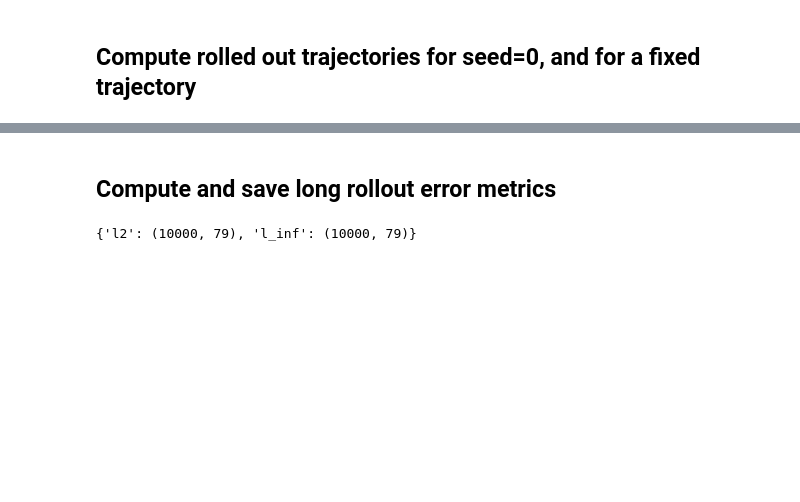
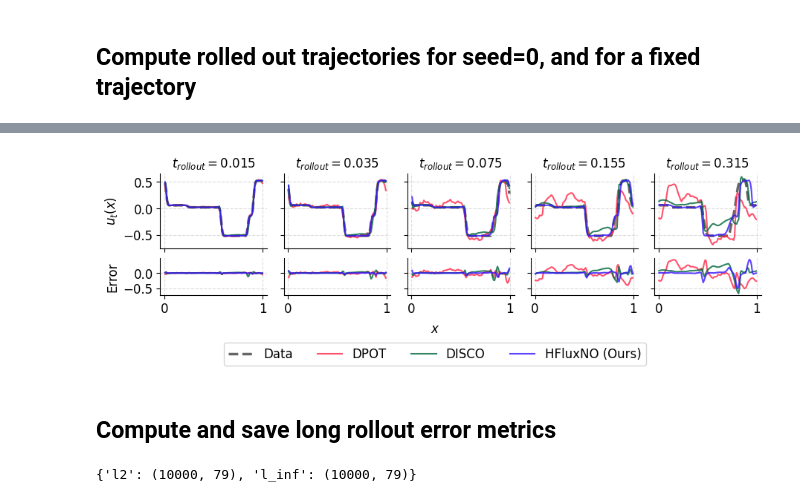
Before and after one commit to xx257xx/CONTEXT_FLUX_NO, a Jupyter notebook: notebooks/evaluation/evalaute_cubic_long_term.ipynb, the cells around one changed output, grey strips where cells are left out. Cells and saved outputs as stored; diff of their text form; code cells hidden in the pictures; blank space fills up the shorter version.

```diff
--- a/notebooks/evaluation/evalaute_cubic_long_term.ipynb
+++ b/notebooks/evaluation/evalaute_cubic_long_term.ipynb
@@ -150,3 +177,62 @@ fig.savefig("../../figures/fig2/rollout_trajectory.pdf", dpi=500)
+# %%
+fig, axes = plt.subplots(
+    2,
+    5,
+    figsize=(9, 2.5),
+    constrained_layout=True,
+    sharex=True,
+    sharey="row",
+    height_ratios=(2, 1),
+)
+for i in range(axes.shape[1]):
+    t_idx = 4 * 2**i - 1
+    axes[0, i].plot(
+        dataset_test.x,
+        u_data[t_idx, 0],
+        label="Data",
+        color="black",
+        linewidth=2.5,
+        ls="--",
+        alpha=0.6,
+    )
+    for model_type in ("DPOT", "DISCO", "HyperFluxFNOLocal"):
+        u_pred = u_pred_dict[model_type]
+        axes[0, i].plot(
+            dataset_test.x,
+            u_pred[t_idx, 0],
+            label=LABEL_DICT[model_type],
+            color=COLOR_DICT[model_type],
+            linewidth=1.5,
+            alpha=0.8,
+        )
+        axes[1, i].plot(
+            dataset_test.x,
+            u_pred[t_idx, 0] - u_data[t_idx, 0],
+            label=LABEL_DICT[model_type],
+            color=COLOR_DICT[model_type],
+            linewidth=1.5,
+            alpha=0.8,
+        )
+        axes[0, i].set_title("$t_{rollout}=$" + f"${t_idx * dt}$", fontsize="medium")
+        # axes[0, i].text(0.4, -1.2, )
+
+axes[0, 0].set_ylabel("$u_t(x)$")
+axes[1, 0].set_ylabel("Error")
+fig.align_ylabels()
+fig.legend(
+    *axes[0, 0].get_legend_handles_labels(),
+    loc="outside lower center",
+    ncols=4,
+    bbox_to_anchor=(0.5, -0.18),
+)
+fig.supxlabel("$x$", fontsize="medium")
+fig.savefig(
+    "../../figures/fig2/rollout_trajectory_cubic_ood_sine_step.pdf",
+    dpi=500,
+    bbox_inches="tight",
+)
+# %% [output]
+[figure, added]
 # %% [markdown]
 ## Compute and save long rollout error metrics
 # %%
```
Also changed, not shown: parts of 5 cells of this notebook, 28 other files.
